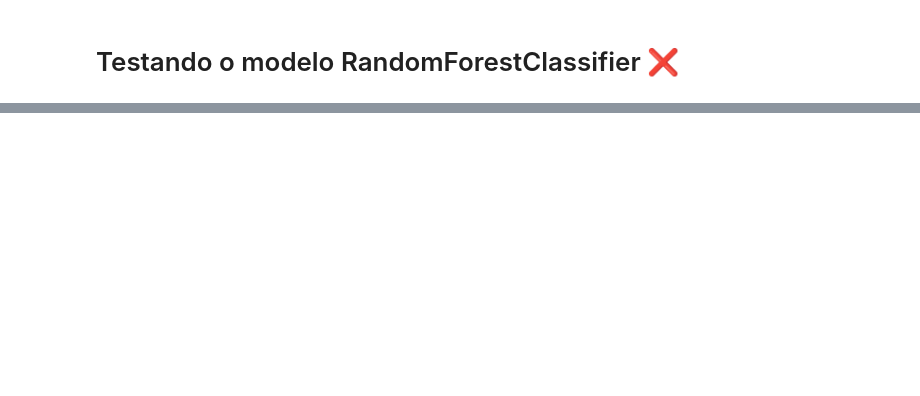
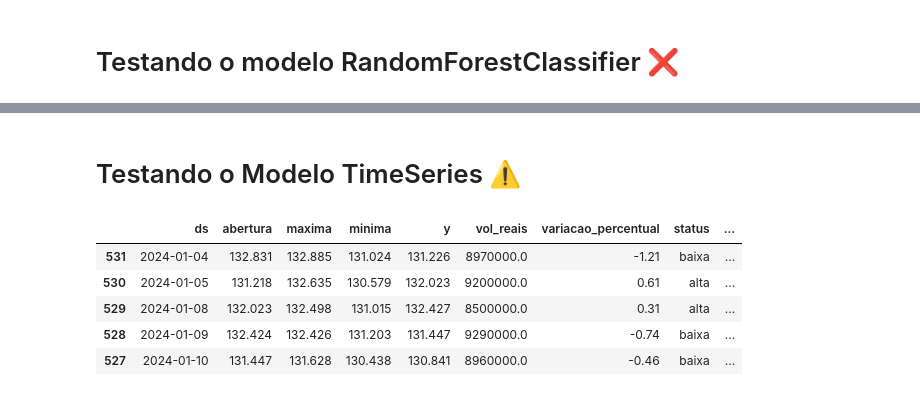
Before and after one commit to naruto112/data_analytics_fase2, a Jupyter notebook: modelagem/criacao_modelo.ipynb, the cells around one changed output, grey strips where cells are left out. Cells and saved outputs as stored; diff of their text form; code cells hidden in the pictures; blank space fills up the shorter version.

Commit message:
ultimo commit colocando o TimeSeries para provar seu resultado.

```diff
--- a/modelagem/criacao_modelo.ipynb
+++ b/modelagem/criacao_modelo.ipynb
@@ -469,0 +472,12 @@ weighted avg       0.16      0.40      0.23        30
+# %% [markdown]
+# Testando o Modelo TimeSeries ⚠️
+# %%
+ibovespa.rename(columns={"data": "ds", "fechamento": "y"}, inplace=True)
+ibovespa.head()
+# %% [output]
+|  | ds | abertura | maxima | minima | y | vol_reais | variacao_percentual | status | ... |
+| 531 | 2024-01-04 | 132.831 | 132.885 | 131.024 | 131.226 | 8970000.0 | -1.21 | baixa | ... |
+| 530 | 2024-01-05 | 131.218 | 132.635 | 130.579 | 132.023 | 9200000.0 | 0.61 | alta | ... |
+| 529 | 2024-01-08 | 132.023 | 132.498 | 131.015 | 132.427 | 8500000.0 | 0.31 | alta | ... |
+| 528 | 2024-01-09 | 132.424 | 132.426 | 131.203 | 131.447 | 9290000.0 | -0.74 | baixa | ... |
+| 527 | 2024-01-10 | 131.447 | 131.628 | 130.438 | 130.841 | 8960000.0 | -0.46 | baixa | ... |
```
Also changed, not shown: parts of 16 cells of this notebook.
